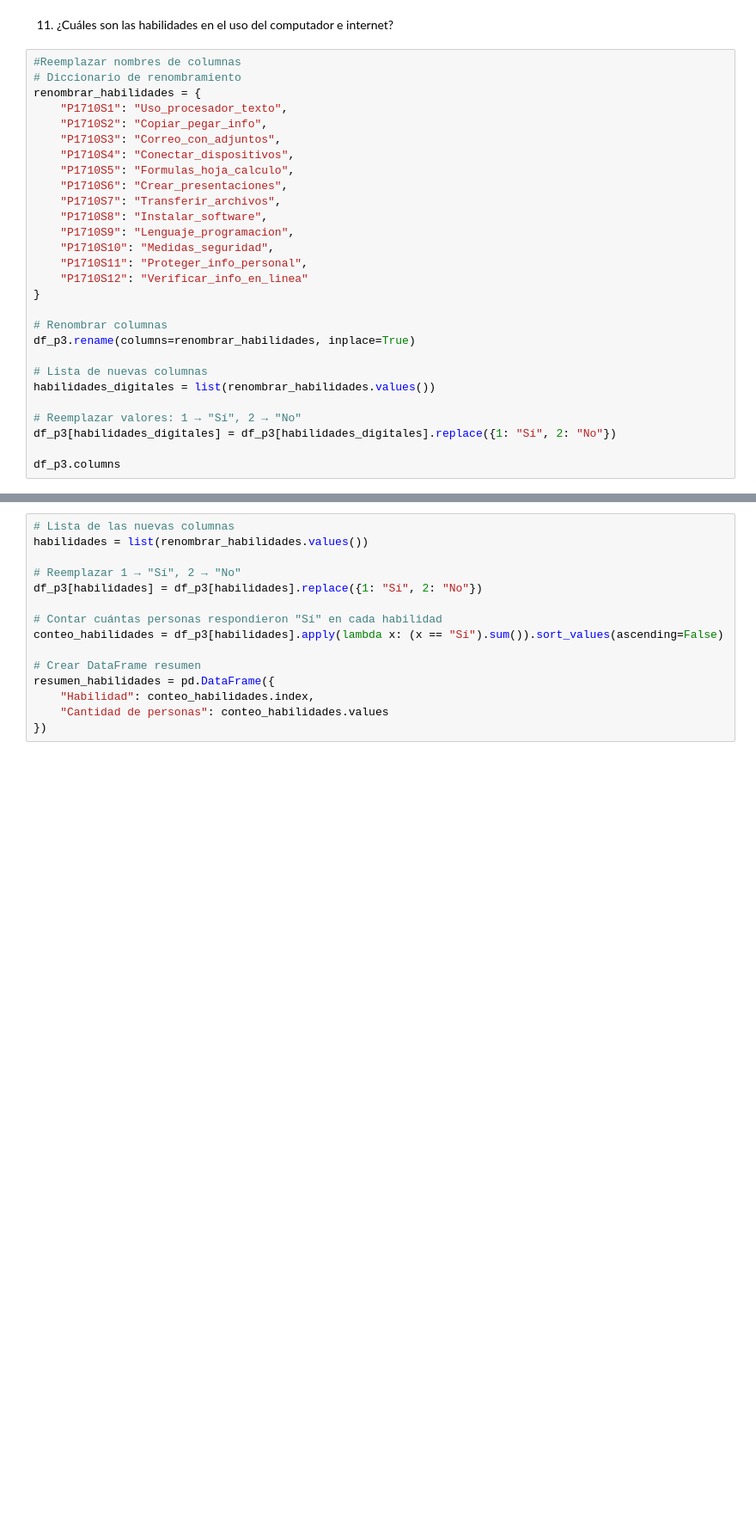
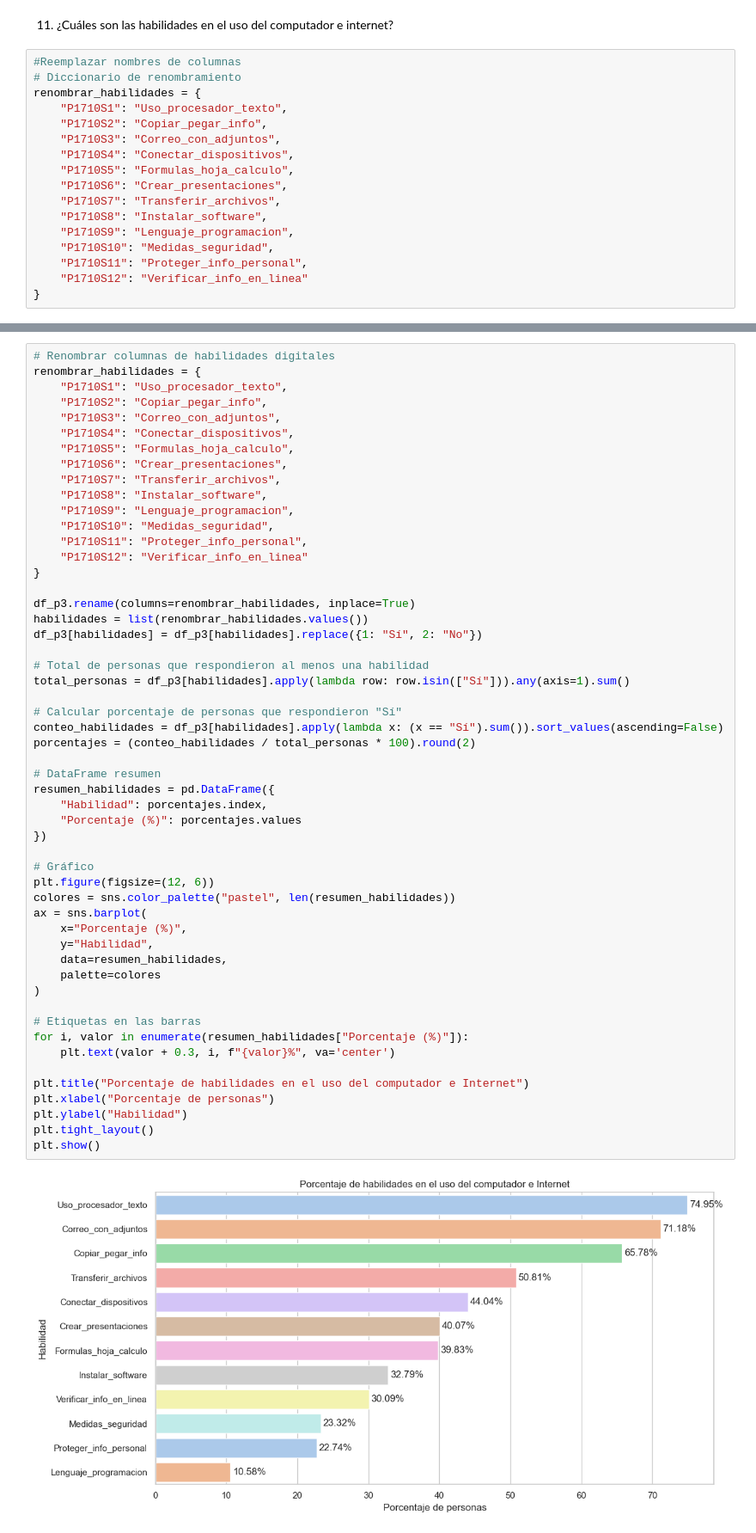
Before and after one commit to Alejagc0217/bc_brechadigitalcolombia, a Jupyter notebook: preguntas_proyecto.ipynb, the cells around one changed output, grey strips where cells are left out. Shown at 86% size. Drawn from its saved outputs; the diff is of its cells as text; blank space fills up the shorter version.

```diff
--- a/preguntas_proyecto.ipynb
+++ b/preguntas_proyecto.ipynb
@@ -1659,17 +1654,6 @@ renombrar_habilidades = {
     "P1710S11": "Proteger_info_personal",
     "P1710S12": "Verificar_info_en_linea"
 }
-
-# Renombrar columnas
-df_p3.rename(columns=renombrar_habilidades, inplace=True)
-
-# Lista de nuevas columnas
-habilidades_digitales = list(renombrar_habilidades.values())
-
-# Reemplazar valores: 1 → "Sí", 2 → "No"
-df_p3[habilidades_digitales] = df_p3[habilidades_digitales].replace({1: "Sí", 2: "No"})
-
-df_p3.columns
 # %% [output]
 Index(['DIRECTORIO', 'SECUENCIA_ENCUESTA', 'SECUENCIA_P', 'ORDEN', 'FEX_C',
        'P1910', 'P1911', 'P1912', 'P1084', 'P1710', 'Uso_procesador_texto',
@@ -1689,17 +1673,57 @@ Index(['DIRECTORIO', 'SECUENCIA_ENCUESTA', 'SECUENCIA_P', 'ORDEN', 'FEX_C',
        'Grupo_Edad'],
       dtype='object')
 # %%
-# Lista de las nuevas columnas
+# Renombrar columnas de habilidades digitales
+renombrar_habilidades = {
+    "P1710S1": "Uso_procesador_texto",
+    "P1710S2": "Copiar_pegar_info",
+    "P1710S3": "Correo_con_adjuntos",
+    "P1710S4": "Conectar_dispositivos",
+    "P1710S5": "Formulas_hoja_calculo",
+    "P1710S6": "Crear_presentaciones",
+    "P1710S7": "Transferir_archivos",
+    "P1710S8": "Instalar_software",
+    "P1710S9": "Lenguaje_programacion",
+    "P1710S10": "Medidas_seguridad",
+    "P1710S11": "Proteger_info_personal",
+    "P1710S12": "Verificar_info_en_linea"
+}
+
+df_p3.rename(columns=renombrar_habilidades, inplace=True)
 habilidades = list(renombrar_habilidades.values())
-
-# Reemplazar 1 → "Sí", 2 → "No"
 df_p3[habilidades] = df_p3[habilidades].replace({1: "Sí", 2: "No"})
 
-# Contar cuántas personas respondieron "Sí" en cada habilidad
+# Total de personas que respondieron al menos una habilidad
+total_personas = df_p3[habilidades].apply(lambda row: row.isin(["Sí"])).any(axis=1).sum()
+
+# Calcular porcentaje de personas que respondieron "Sí"
 conteo_habilidades = df_p3[habilidades].apply(lambda x: (x == "Sí").sum()).sort_values(ascending=False)
+porcentajes = (conteo_habilidades / total_personas * 100).round(2)
 
-# Crear DataFrame resumen
+# DataFrame resumen
 resumen_habilidades = pd.DataFrame({
-    "Habilidad": conteo_habilidades.index,
-    "Cantidad de personas": conteo_habilidades.values
+    "Habilidad": porcentajes.index,
+    "Porcentaje (%)": porcentajes.values
 })
+
+# Gráfico
+plt.figure(figsize=(12, 6))
+colores = sns.color_palette("pastel", len(resumen_habilidades))
+ax = sns.barplot(
+    x="Porcentaje (%)",
+    y="Habilidad",
+    data=resumen_habilidades,
+    palette=colores
+)
+
+# Etiquetas en las barras
+for i, valor in enumerate(resumen_habilidades["Porcentaje (%)"]):
+    plt.text(valor + 0.3, i, f"{valor}%", va='center')
+
+plt.title("Porcentaje de habilidades en el uso del computador e Internet")
+plt.xlabel("Porcentaje de personas")
+plt.ylabel("Habilidad")
+plt.tight_layout()
+plt.show()
+# %% [output]
+[figure, added]
```
Also changed, not shown: parts of 6 cells of this notebook.
